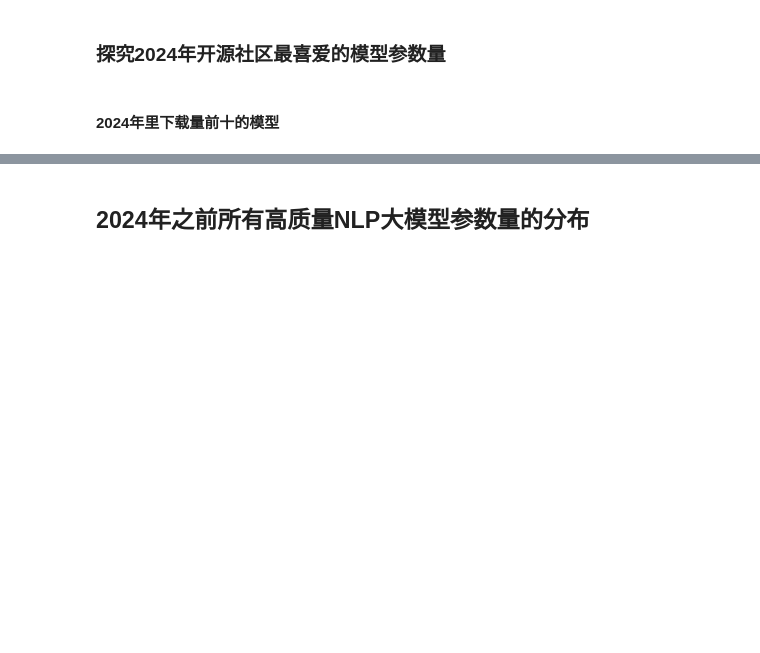
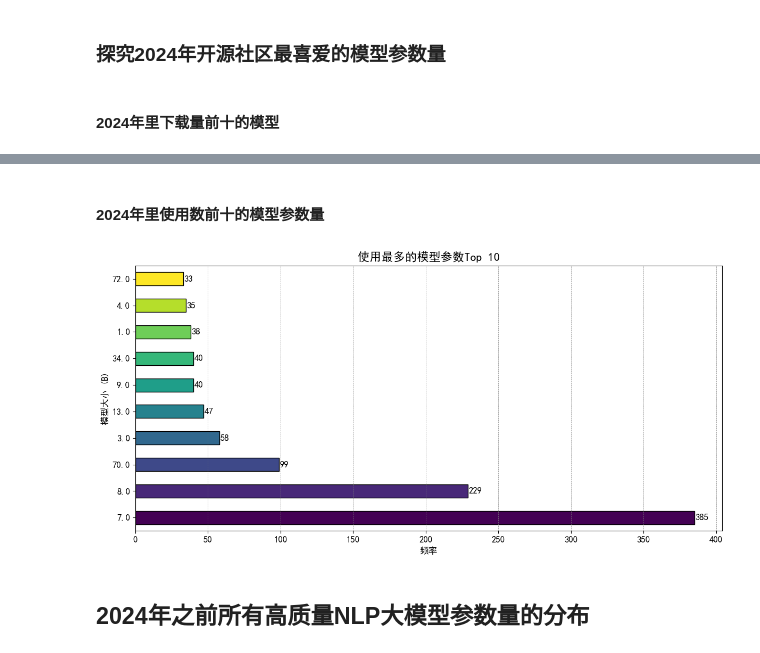
Before and after one commit to yansirgood/DL-course-labs, a Jupyter notebook: LLM-overview/report.ipynb, the cells around one changed output, grey strips where cells are left out. Drawn from its saved outputs; the diff is of its cells as text; code cells hidden in the pictures; blank space fills up the shorter version.

```diff
--- a/LLM-overview/report.ipynb
+++ b/LLM-overview/report.ipynb
@@ -451,2 +477,25 @@ plt.show()
+# %% [markdown]
+#### 2024年里使用数前十的模型参数量
+# %%
+high_quality_models_24_after.loc[:,'model_size'] = high_quality_models_24_after['model_size'].replace('[^0-9.]', '', regex=True).astype(float)
+size_counts = high_quality_models_24_after['model_size'].value_counts().head(10)
+plt.figure(figsize=(12, 6))
+colors = plt.cm.viridis(np.linspace(0, 1, 10))
+bars = size_counts.plot(kind='barh', color=colors, edgecolor='black')
+for bar in bars.patches:
+    plt.text(bar.get_width() + 0.5, bar.get_y() + bar.get_height()/2,
+             f'{bar.get_width():.0f}',
+             va='center', ha='left',
+              fontsize=12)
+plt.title('使用最多的模型参数Top 10', fontsize=16, fontweight='bold')
+plt.xlabel('频率', fontsize=12)
+plt.ylabel('模型大小 (B)', fontsize=12)
+plt.xticks(fontsize=12)
+plt.yticks(fontsize=12)
+plt.grid(axis='x', linestyle='--', linewidth=0.5, color='gray')
+plt.tight_layout()
+plt.show()
+# %% [output]
+[figure, added]
 # %% [markdown]
 ## 2024年之前所有高质量NLP大模型参数量的分布
```
Also changed, not shown: parts of 25 cells of this notebook.
